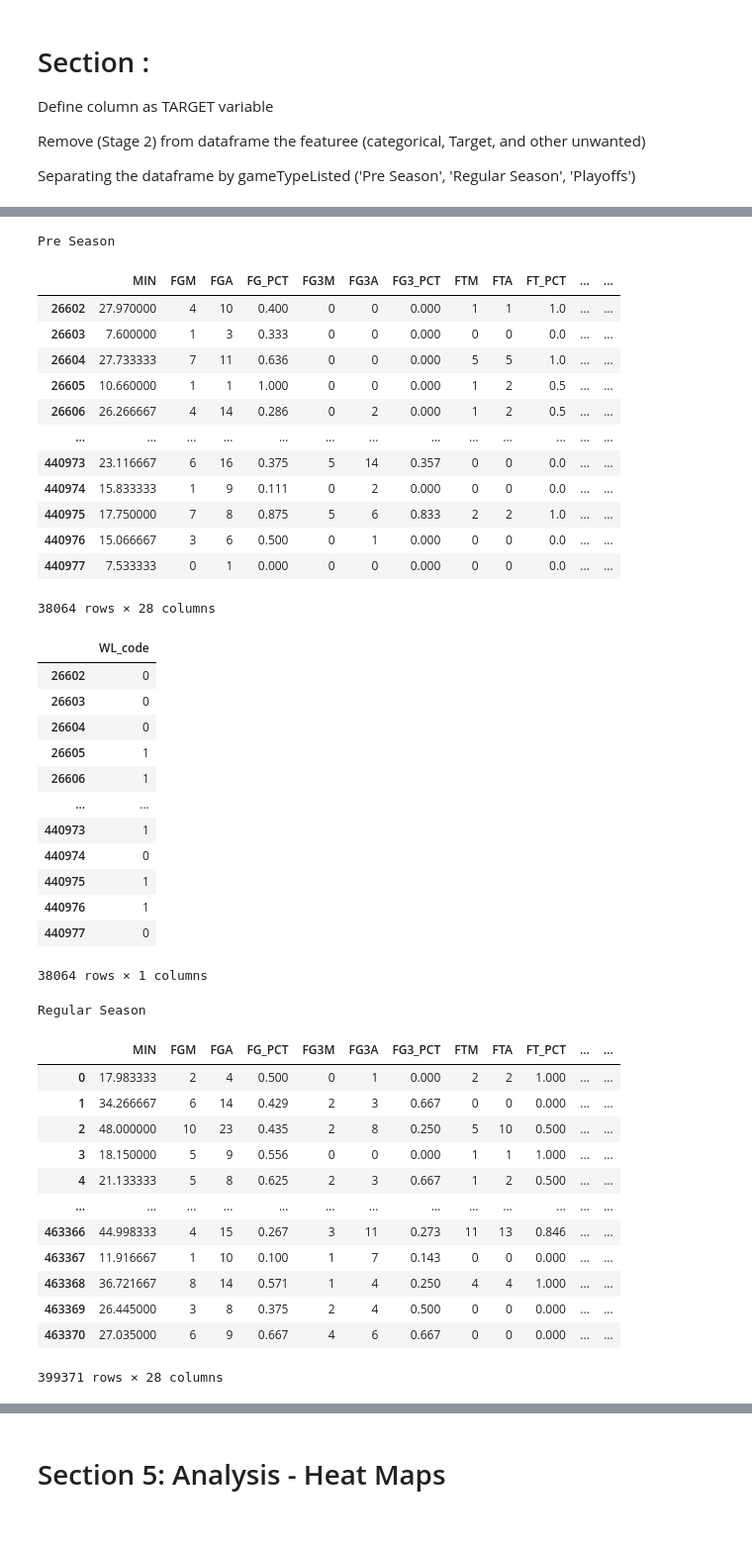
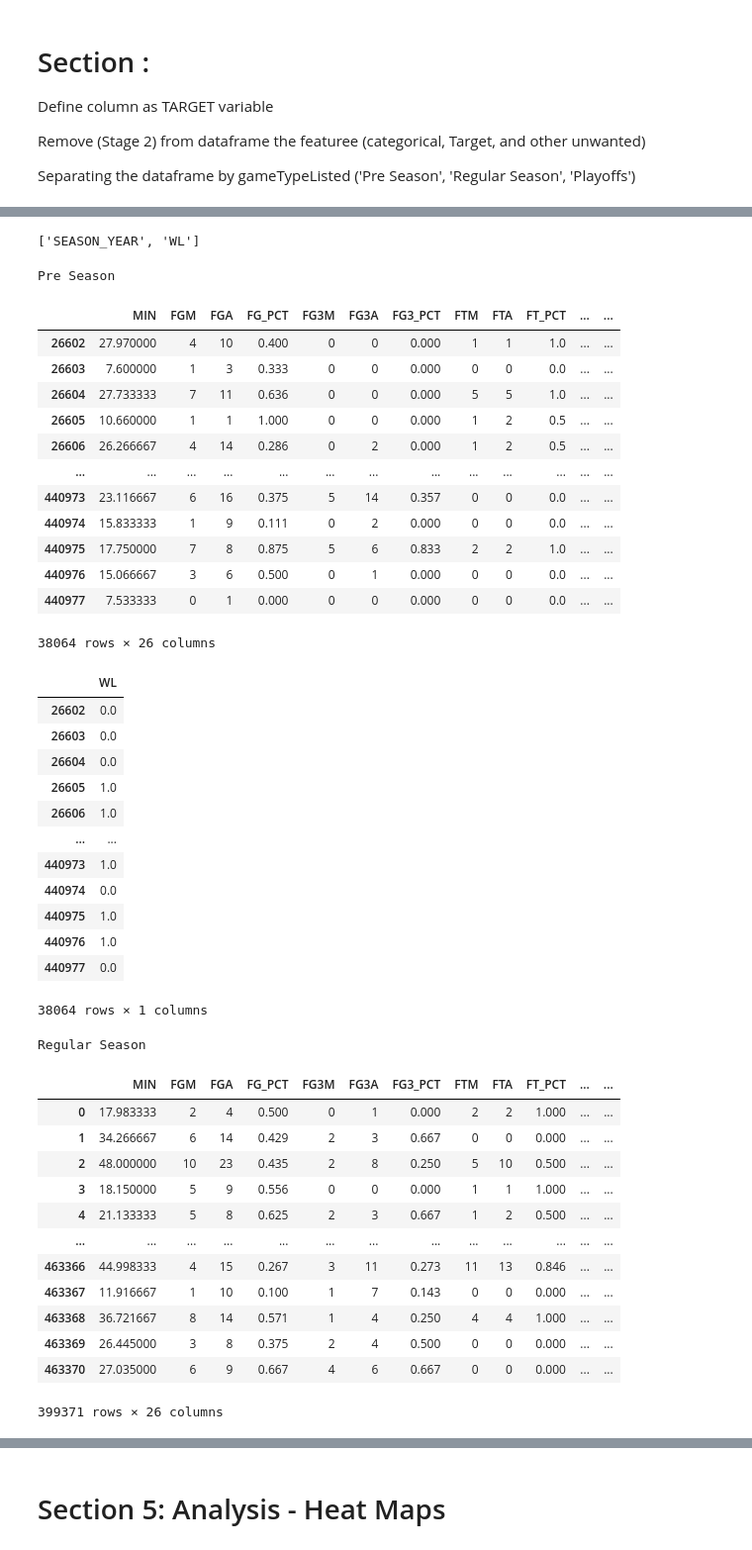
Before and after one commit to bhavikapatil/Capstone, a Jupyter notebook: Code/_Dennis_Sandbox/DAT 205-Group01-NBA-HistPlayGameLogs-01Transform.ipynb, the cells around one changed output, grey strips where cells are left out. Shown at 99% size. Drawn from its saved outputs; the diff is of its cells as text; code cells hidden in the pictures.

```diff
--- a/Code/_Dennis_Sandbox/DAT 205-Group01-NBA-HistPlayGameLogs-01Transform.ipynb
+++ b/Code/_Dennis_Sandbox/DAT 205-Group01-NBA-HistPlayGameLogs-01Transform.ipynb
@@ -303,0 +369,8 @@ if debug_active == 'yes':
+# %%
+cleaned_categorical_Features = ['WL', 'Game_Type']
+cleanupValue = {'WL': {'W': 1, 'L': 0}, 'Game_Type': {'Pre Season': 0, 'Regular Season': 1, 'Playoffs': 2}}
+df_Reduced = df_Reduced.replace(cleanupValue)
+
+# VALIDATION CODE
+if debug_active == 'yes':
+    display(df_Reduced)
@@ -307,6 +402,9 @@ e_categorical = categorical_Features
 
 for i in unwanted_categorical_Features:
     e_categorical.remove(i)
+
+for j in cleaned_categorical_Features:
+    e_categorical.remove(j)
 
 # Reset variable
 categorical_Features = df_Reduced.dtypes[df_Reduced.dtypes == "object"].index.tolist()
@@ -316,12 +414,4 @@ lb_make = LabelEncoder()
 # cat_list_code = ['Gender_code','Education_Level_code','Marital_Status_code','Income_Category_code','Card_Category_code']
 
 df_Encoded = df_Reduced
-
-for k in e_categorical:
-    val_A = k
-    val_B = k + '_code'
-    df_Encoded[(val_B)] = lb_make.fit_transform(df_Encoded[val_A])
-
-# VALIDATION CODE
-if debug_active == 'yes':
-    display(df_Encoded.head()) #Results in appending a new column to df
+# df_Encoded = df_Reduced[e_categorical]
@@ -391,77 +515,82 @@ df_Encoded
 # %%
 # Configure variables
 # gameTypeListed = ['Pre Season', 'Regular Season', 'Playoffs']
-gameTypeListed_code = [1, 2, 0]
-Y_headers_list1 = ['WL_code', 'Game_Type_code']
-Y_headers_list2 = ['WL_code']
+gameTypeListed_code = [0, 1, 2]
+Y_headers_list1 = ['WL', 'Game_Type']
+Y_headers_list2 = ['WL']
+e_categorical = e_categorical + Y_headers_list2
 
 # Define the current list of features
 X_headers_list = df_Encoded.columns.tolist()
 
-# Remove encoded categorical features
-for i in e_categorical:
-    X_headers_list.remove(i)
+# Remove LabelEncoded categorical features
+for k in e_categorical:
+    X_headers_list.remove(k)
+# %%
+print(e_categorical)
+# %% [output]
+['SEASON_YEAR', 'WL']
 # %%
 df_X_Reduced2 = df_Encoded[X_headers_list]
 df_Y_Reduced2 = df_Encoded[Y_headers_list1]
 
 for gameType in gameTypeListed_code:
-    is_gameType_X = df_X_Reduced2['Game_Type_code']==gameType
-    is_gameType_Y = df_Y_Reduced2['Game_Type_code']==gameType
-    if gameType == 1:
+    is_gameType_X = df_X_Reduced2['Game_Type']==gameType
+    is_gameType_Y = df_Y_Reduced2['Game_Type']==gameType
+    if gameType == 0:
         df_X_PreSeason = df_X_Reduced2[is_gameType_X]
         df_Y_PreSeason = df_Y_Reduced2[is_gameType_Y]
         df_Y_PreSeason = df_Y_PreSeason[Y_headers_list2]
-    elif gameType == 2:
+    elif gameType == 1:
         df_X_RegularSeason = df_X_Reduced2[is_gameType_X]
         df_Y_RegularSeason = df_Y_Reduced2[is_gameType_Y]
         df_Y_RegularSeason = df_Y_RegularSeason[Y_headers_list2]
-    elif gameType == 0:
+    elif gameType == 2:
         df_X_Playoffs = df_X_Reduced2[is_gameType_X]
         df_Y_Playoffs = df_Y_Reduced2[is_gameType_Y]
         df_Y_Playoffs = df_Y_Playoffs[Y_headers_list2]
 
 # VALIDATION CODE
 if debug_active == 'yes':
     print("")
     print("Pre Season")
     display(df_X_PreSeason)
     display(df_Y_PreSeason)
     print("")
     print("Regular Season")
     display(df_X_RegularSeason)
     display(df_Y_RegularSeason)
     print("")
     print("Playoffs")
     display(df_X_Playoffs)
     display(df_Y_Playoffs)
 # %% [output]
 Pre Season
 |  | MIN | FGM | FGA | FG_PCT | FG3M | FG3A | FG3_PCT | FTM | FTA | FT_PCT | ... | ... |
 | 26602 | 27.970000 | 4 | 10 | 0.400 | 0 | 0 | 0.000 | 1 | 1 | 1.0 | ... | ... |
 | 26603 | 7.600000 | 1 | 3 | 0.333 | 0 | 0 | 0.000 | 0 | 0 | 0.0 | ... | ... |
 | 26604 | 27.733333 | 7 | 11 | 0.636 | 0 | 0 | 0.000 | 5 | 5 | 1.0 | ... | ... |
 | 26605 | 10.660000 | 1 | 1 | 1.000 | 0 | 0 | 0.000 | 1 | 2 | 0.5 | ... | ... |
 | 26606 | 26.266667 | 4 | 14 | 0.286 | 0 | 2 | 0.000 | 1 | 2 | 0.5 | ... | ... |
 | ... | ... | ... | ... | ... | ... | ... | ... | ... | ... | ... | ... | ... |
 | 440973 | 23.116667 | 6 | 16 | 0.375 | 5 | 14 | 0.357 | 0 | 0 | 0.0 | ... | ... |
 | 440974 | 15.833333 | 1 | 9 | 0.111 | 0 | 2 | 0.000 | 0 | 0 | 0.0 | ... | ... |
 | 440975 | 17.750000 | 7 | 8 | 0.875 | 5 | 6 | 0.833 | 2 | 2 | 1.0 | ... | ... |
 | 440976 | 15.066667 | 3 | 6 | 0.500 | 0 | 1 | 0.000 | 0 | 0 | 0.0 | ... | ... |
 | 440977 | 7.533333 | 0 | 1 | 0.000 | 0 | 0 | 0.000 | 0 | 0 | 0.0 | ... | ... |
-38064 rows × 28 columns
+38064 rows × 26 columns
-|  | WL_code |
-| 26602 | 0 |
-| 26603 | 0 |
-| 26604 | 0 |
-| 26605 | 1 |
-| 26606 | 1 |
+|  | WL |
+| 26602 | 0.0 |
+| 26603 | 0.0 |
+| 26604 | 0.0 |
+| 26605 | 1.0 |
+| 26606 | 1.0 |
 | ... | ... |
-| 440973 | 1 |
-| 440974 | 0 |
-| 440975 | 1 |
-| 440976 | 1 |
-| 440977 | 0 |
+| 440973 | 1.0 |
+| 440974 | 0.0 |
+| 440975 | 1.0 |
+| 440976 | 1.0 |
+| 440977 | 0.0 |
 38064 rows × 1 columns
 Regular Season
 |  | MIN | FGM | FGA | FG_PCT | FG3M | FG3A | FG3_PCT | FTM | FTA | FT_PCT | ... | ... |
@@ -476,4 +605,4 @@ Regular Season
 | 463368 | 36.721667 | 8 | 14 | 0.571 | 1 | 4 | 0.250 | 4 | 4 | 1.000 | ... | ... |
 | 463369 | 26.445000 | 3 | 8 | 0.375 | 2 | 4 | 0.500 | 0 | 0 | 0.000 | ... | ... |
 | 463370 | 27.035000 | 6 | 9 | 0.667 | 4 | 6 | 0.667 | 0 | 0 | 0.000 | ... | ... |
-399371 rows × 28 columns
+399371 rows × 26 columns
```
Also changed, not shown: parts of 49 cells of this notebook.
